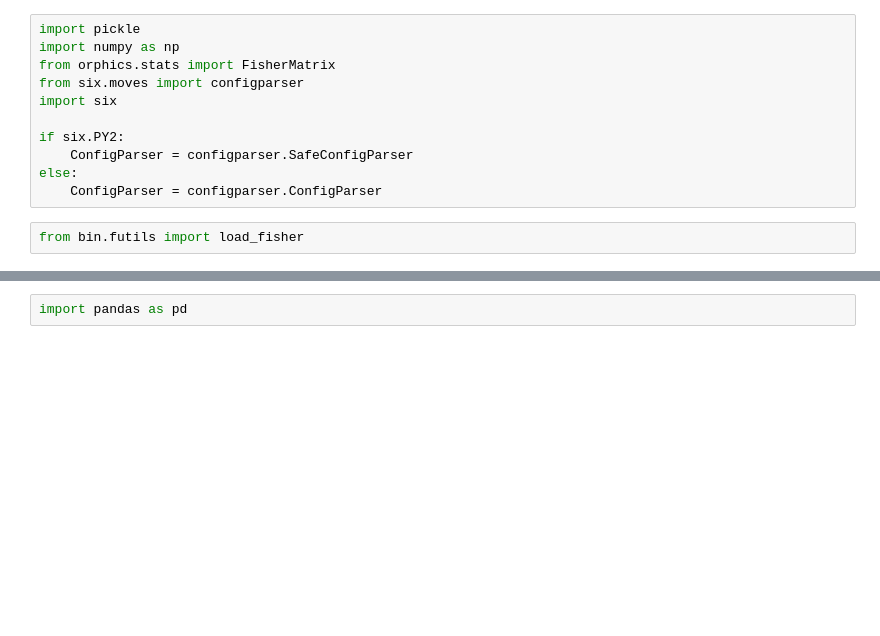
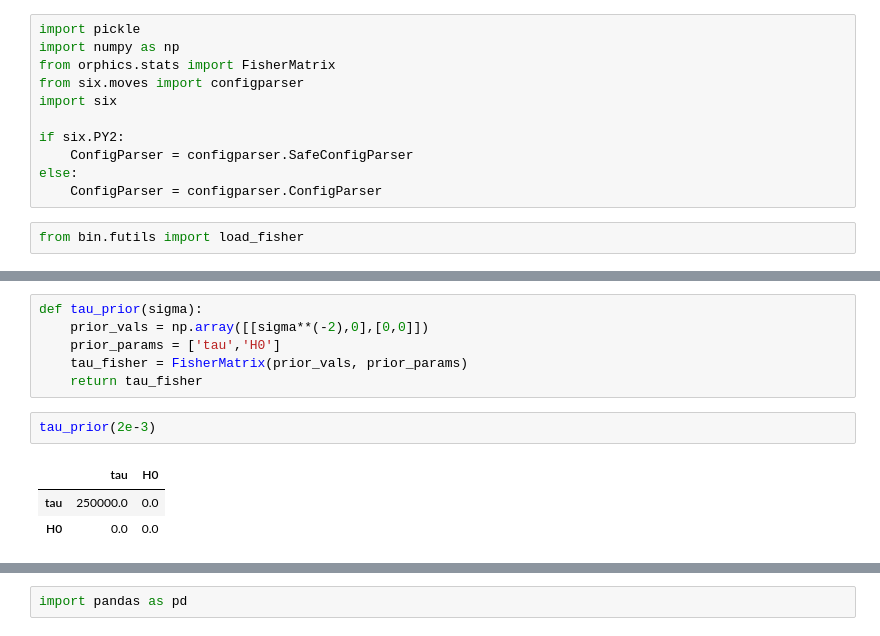
Before and after one commit to nbatta/szar, a Jupyter notebook: ipynbs/dc_nb_mm_2019_paper_plots.ipynb, the cells around one changed output, grey strips where cells are left out. Cells and saved outputs as stored; diff of their text form; blank space fills up the shorter version.

```diff
--- a/ipynbs/dc_nb_mm_2019_paper_plots.ipynb
+++ b/ipynbs/dc_nb_mm_2019_paper_plots.ipynb
@@ -65,0 +80,12 @@ b_wl not in this matrix
+# %%
+def tau_prior(sigma):
+    prior_vals = np.array([[sigma**(-2),0],[0,0]])
+    prior_params = ['tau','H0']
+    tau_fisher = FisherMatrix(prior_vals, prior_params)
+    return tau_fisher
+# %%
+tau_prior(2e-3)
+# %% [output]
+|  | tau | H0 |
+| tau | 250000.0 | 0.0 |
+| H0 | 0.0 | 0.0 |
```
Also changed, not shown: parts of 14 cells of this notebook.
